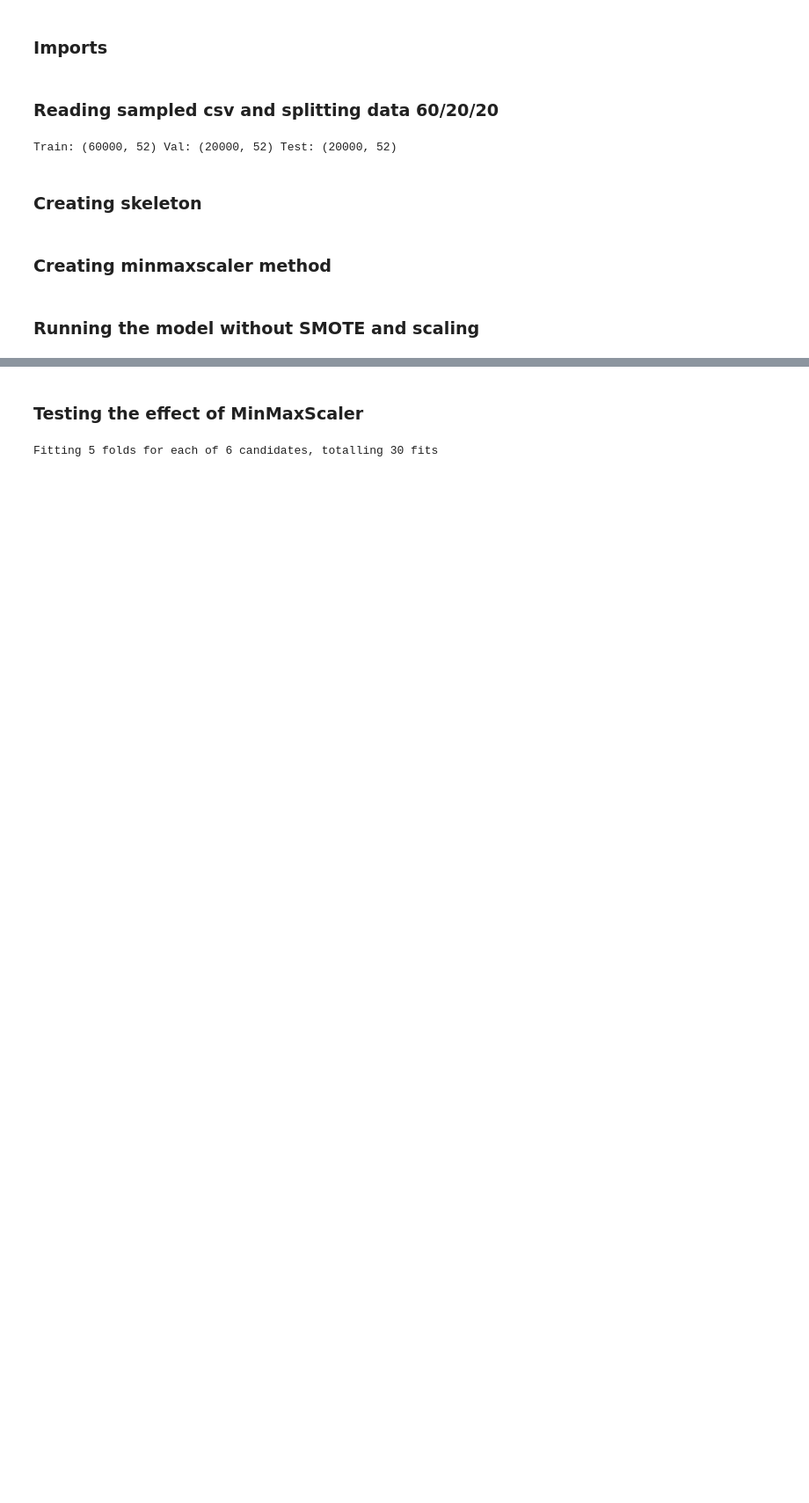
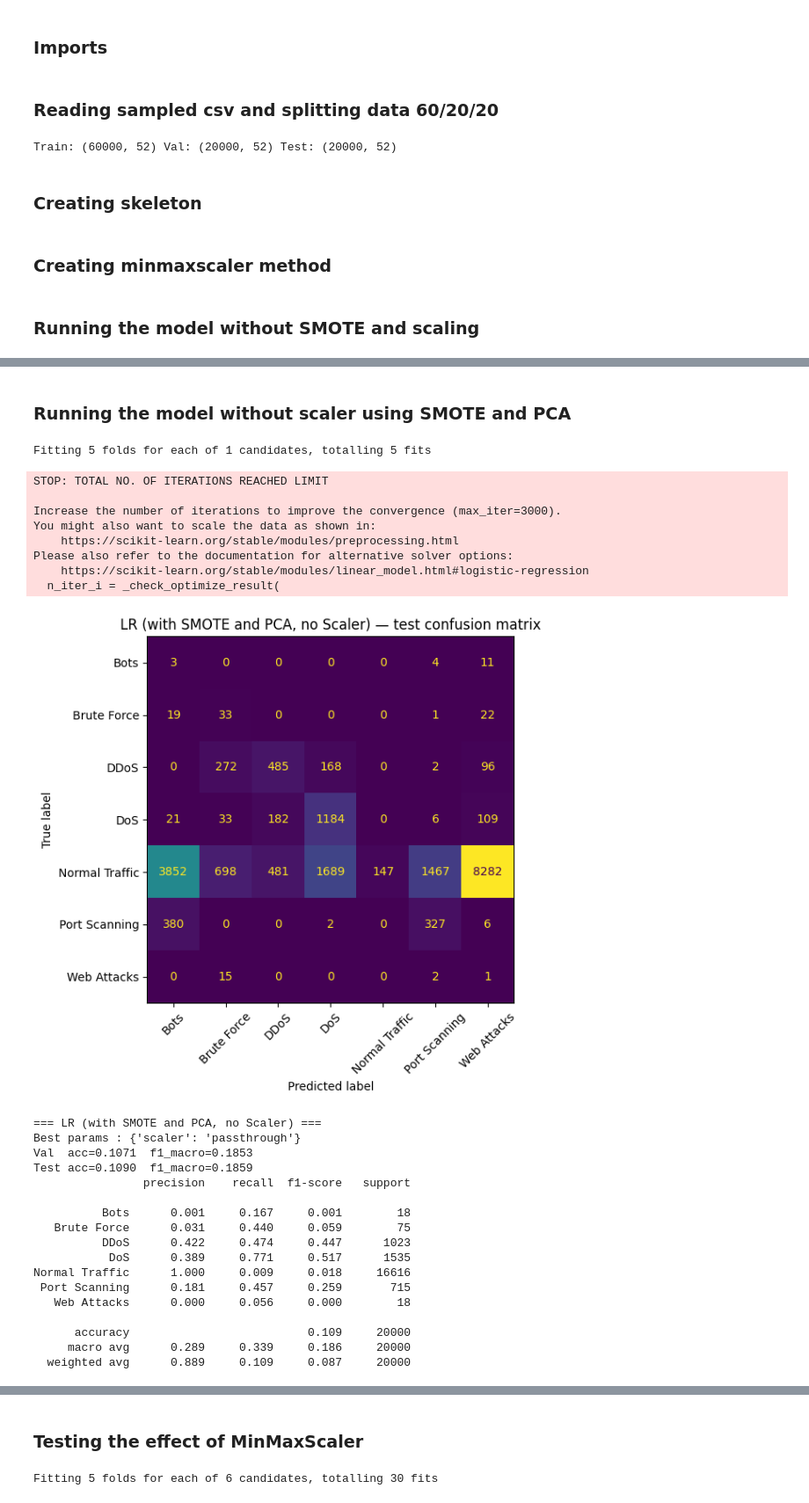
Before and after one commit to LottaSofiaK/AppliedMachineLearningGroup22, a Jupyter notebook: Jenna_LR.ipynb, the cells around one changed output, grey strips where cells are left out. Shown at 88% size. Cells and saved outputs as stored; diff of their text form; code cells hidden in the pictures; blank space fills up the shorter version.

```diff
--- a/Jenna_LR.ipynb
+++ b/Jenna_LR.ipynb
@@ -222,3 +211,40 @@ Please also refer to the documentation for alternative solver options:
+# %% [markdown]
+### Running the model without scaler using SMOTE and PCA
+# %%
+model_no_scaler = all_results.append(run_experiment(
+    LogisticRegression(max_iter=3000),
+    {'scaler': ['passthrough']}, # overwriting scaler
+    "LR (with SMOTE and PCA, no Scaler)",
+    use_smote=True,
+    use_pca=True))
+# %% [output]
+Fitting 5 folds for each of 1 candidates, totalling 5 fits
+STOP: TOTAL NO. OF ITERATIONS REACHED LIMIT
+
+Increase the number of iterations to improve the convergence (max_iter=3000).
+You might also want to scale the data as shown in:
+    https://scikit-learn.org/stable/modules/preprocessing.html
+Please also refer to the documentation for alternative solver options:
+    https://scikit-learn.org/stable/modules/linear_model.html#logistic-regression
+  n_iter_i = _check_optimize_result(
+[figure, added]
+=== LR (with SMOTE and PCA, no Scaler) ===
+Best params : {'scaler': 'passthrough'}
+Val  acc=0.1071  f1_macro=0.1853
+Test acc=0.1090  f1_macro=0.1859
+                precision    recall  f1-score   support
+
+          Bots      0.001     0.167     0.001        18
+   Brute Force      0.031     0.440     0.059        75
+          DDoS      0.422     0.474     0.447      1023
+           DoS      0.389     0.771     0.517      1535
+Normal Traffic      1.000     0.009     0.018     16616
+ Port Scanning      0.181     0.457     0.259       715
+   Web Attacks      0.000     0.056     0.000        18
+
+      accuracy                          0.109     20000
+     macro avg      0.289     0.339     0.186     20000
+  weighted avg      0.889     0.109     0.087     20000
 # %% [markdown]
 #### **Conclusions**
 
```
Also changed, not shown: parts of 17 cells of this notebook.
